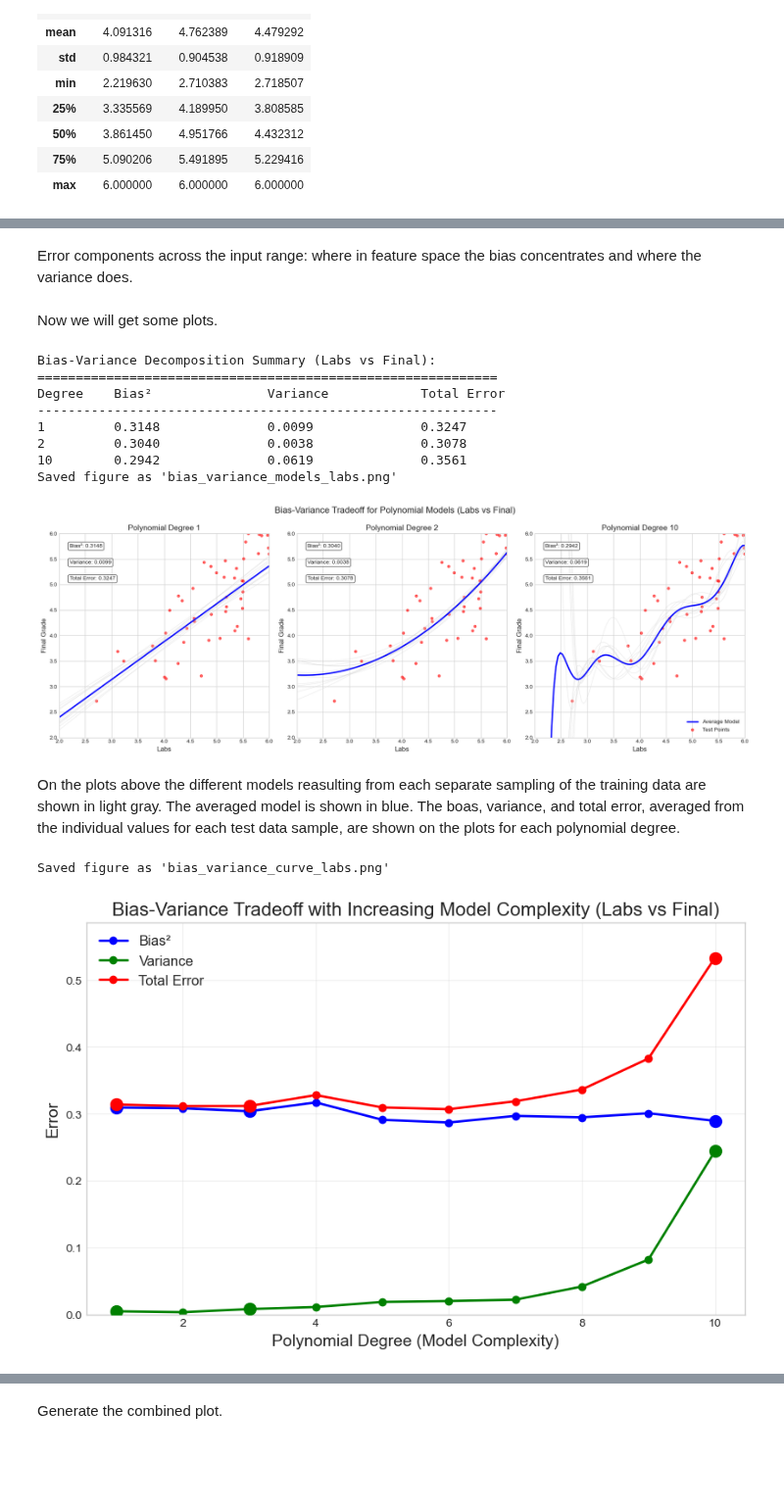
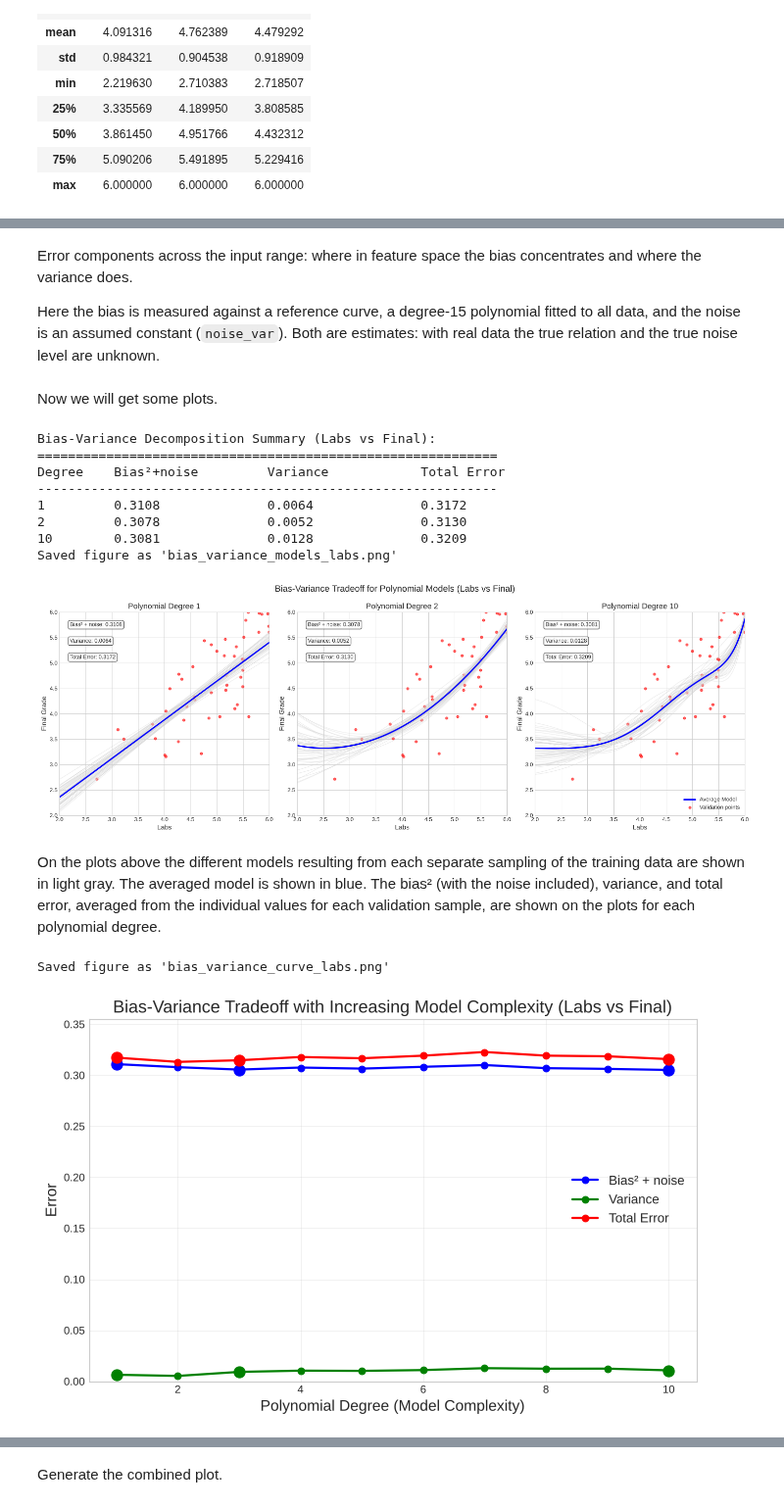
Before and after one commit to alisarupenyan/Intro-to-ML-HS2026, a Jupyter notebook: Week5_Model_complexity_bias-variance.ipynb, the cells around one changed output, grey strips where cells are left out. Shown at 98% size. Drawn from its saved outputs; the diff is of its cells as text; code cells hidden in the pictures; blank space fills up the shorter version.

```diff
--- a/Week5_Model_complexity_bias-variance.ipynb
+++ b/Week5_Model_complexity_bias-variance.ipynb
@@ -224,14 +235,15 @@ def plot_bias_variance_curve(df_aug, max_degree=10, num_samples=10, test_size=0.
     - df_aug: Augmented DataFrame containing the features and target
     - max_degree: Maximum polynomial degree to evaluate
     - num_samples: Number of different training samples to use
-    - test_size: Proportion of data to use for testing
+    - test_size: Proportion of data kept aside as validation set
     """
+    np.random.seed(0)  # reproducible resampling
     # Use Labs as feature
     X = df_aug[['Labs']]
     y = df_aug['Final']
 
-    # Create a common test set
-    X_train_full, X_test, y_train_full, y_test = train_test_split(X, y, test_size=test_size, random_state=42)
+    # Create a common validation set (train_test_split names it 'test')
+    X_train_full, X_val, y_train_full, y_val = train_test_split(X, y, test_size=test_size, random_state=42)
 
     # Arrays to store results
     degrees = list(range(1, max_degree + 1))
@@ -242,7 +254,7 @@ def plot_bias_variance_curve(df_aug, max_degree=10, num_samples=10, test_size=0.
     # Calculate metrics for each degree
     for degree in degrees:
         # Store predictions for all samples
-        all_test_predictions = np.zeros((num_samples, len(X_test)))
+        all_val_predictions = np.zeros((num_samples, len(X_val)))
 
         # Train multiple models with different samplings
         for j in range(num_samples):
@@ -258,19 +270,19 @@ def plot_bias_variance_curve(df_aug, max_degree=10, num_samples=10, test_size=0.
             )
             model.fit(X_sample, y_sample)
 
-            # Predict on test data
-            test_pred = model.predict(X_test)
-            all_test_predictions[j] = test_pred
+            # Predict on validation data
+            val_pred = model.predict(X_val)
+            all_val_predictions[j] = val_pred
 
         # Calculate average predictions
-        avg_test_predictions = np.mean(all_test_predictions, axis=0)
+        avg_val_predictions = np.mean(all_val_predictions, axis=0)
 
-        # Calculate bias^2
-        bias_squared = np.mean((avg_test_predictions - y_test.values) ** 2)
+        # Calculate bias^2 + noise (labels contain noise)
+        bias_squared = np.mean((avg_val_predictions - y_val.values) ** 2)
         bias_values.append(bias_squared)
 
         # Calculate variance
-        variance = np.mean(np.var(all_test_predictions, axis=0))
+        variance = np.mean(np.var(all_val_predictions, axis=0))
         variance_values.append(variance)
 
         # Calculate total error
@@ -279,7 +291,7 @@ def plot_bias_variance_curve(df_aug, max_degree=10, num_samples=10, test_size=0.
 
     # Create plot
     plt.figure(figsize=(10, 6))
-    plt.plot(degrees, bias_values, 'o-', color='blue', linewidth=2, label='Bias²')
+    plt.plot(degrees, bias_values, 'o-', color='blue', linewidth=2, label='Bias² + noise')
     plt.plot(degrees, variance_values, 'o-', color='green', linewidth=2, label='Variance')
     plt.plot(degrees, total_error_values, 'o-', color='red', linewidth=2, label='Total Error')
 
@@ -304,6 +316,8 @@ def plot_bias_variance_curve(df_aug, max_degree=10, num_samples=10, test_size=0.
     return plt.gcf()
 # %% [markdown]
 Error components across the input range: where in feature space the bias concentrates and where the variance does.
+
+Here the bias is measured against a reference curve, a degree-15 polynomial fitted to all data, and the noise is an assumed constant (`noise_var`). Both are estimates: with real data the true relation and the true noise level are unknown.
 # %%
 # Function to visualize bias and variance as a function of data values
 def visualize_error_components_by_x(df_aug, degrees=[1, 3, 10], num_samples=10, test_size=0.3, noise_var=0.04):
@@ -401,12 +416,12 @@ Now we will get some plots.
 # %%
 # Generate the specific degree visualizations using Labs as the input
 %matplotlib inline
-fig1, axes, summary = visualize_bias_variance(df_aug, degrees=[1, 2, 10], num_samples=10)
+fig1, axes, summary = visualize_bias_variance(df_aug, degrees=[1, 2, 10], num_samples=50)
 
 # Print summary table
 print("\nBias-Variance Decomposition Summary (Labs vs Final):")
 print("=" * 60)
-print(f"{'Degree':<10}{'Bias²':<20}{'Variance':<20}{'Total Error':<20}")
+print(f"{'Degree':<10}{'Bias²+noise':<20}{'Variance':<20}{'Total Error':<20}")
 print("-" * 60)
 for item in summary:
     print(f"{item['degree']:<10}{item['bias_squared']:<20.4f}{item['variance']:<20.4f}{item['total_error']:<20.4f}")
@@ -417,24 +432,24 @@ print("Saved figure as 'bias_variance_models_labs.png'")
 # %% [output]
 Bias-Variance Decomposition Summary (Labs vs Final):
 ============================================================
-Degree    Bias²               Variance            Total Error
+Degree    Bias²+noise         Variance            Total Error
 ------------------------------------------------------------
-1         0.3148              0.0099              0.3247
-2         0.3040              0.0038              0.3078
-10        0.2942              0.0619              0.3561
+1         0.3108              0.0064              0.3172
+2         0.3078              0.0052              0.3130
+10        0.3081              0.0128              0.3209
 Saved figure as 'bias_variance_models_labs.png'
-[figure, old version]
+[figure, new version]
 # %% [markdown]
-On the plots above the different models reasulting from each separate sampling of the training data are shown in light gray. The averaged model is shown in blue. The boas, variance, and total error, averaged from the individual values for each test data sample, are shown on the plots for each polynomial degree.
+On the plots above the different models resulting from each separate sampling of the training data are shown in light gray. The averaged model is shown in blue. The bias² (with the noise included), variance, and total error, averaged from the individual values for each validation sample, are shown on the plots for each polynomial degree.
 # %%
-# Generate the bias-variance curve for all polyniomial degrees
+# Generate the bias-variance curve for all polynomial degrees
 %matplotlib inline
-fig2 = plot_bias_variance_curve(df_aug, max_degree=10, num_samples=10)
+fig2 = plot_bias_variance_curve(df_aug, max_degree=10, num_samples=50)
 
 # Save figure
 fig2.savefig('bias_variance_curve_labs.png', dpi=300, bbox_inches='tight')
 print("Saved figure as 'bias_variance_curve_labs.png'")
 # %% [output]
 Saved figure as 'bias_variance_curve_labs.png'
-[figure, old version]
+[figure, new version]
 # %% [markdown]
```
Also changed, not shown: parts of 15 cells of this notebook, 1 other file.
